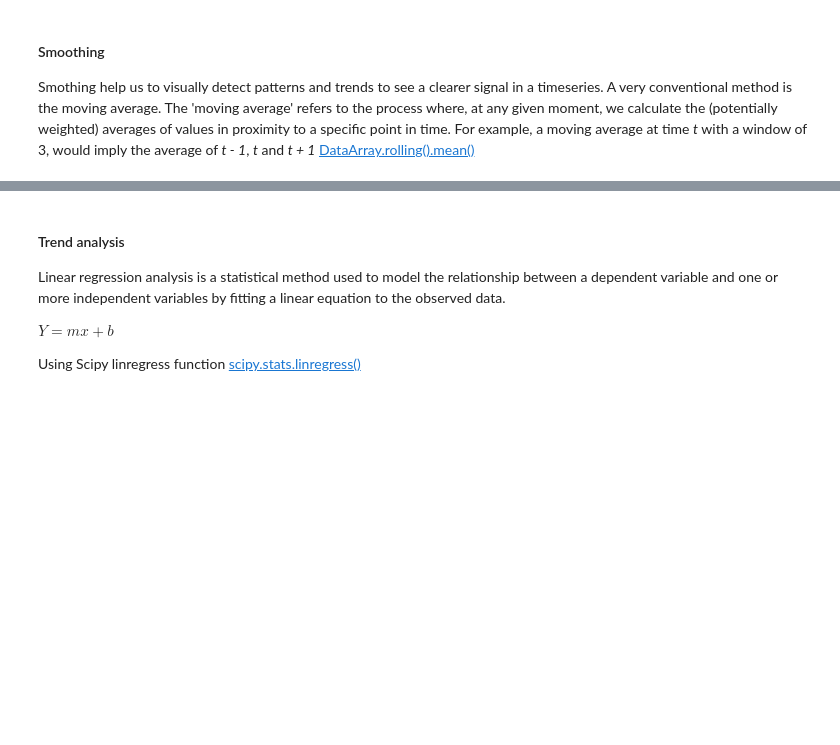
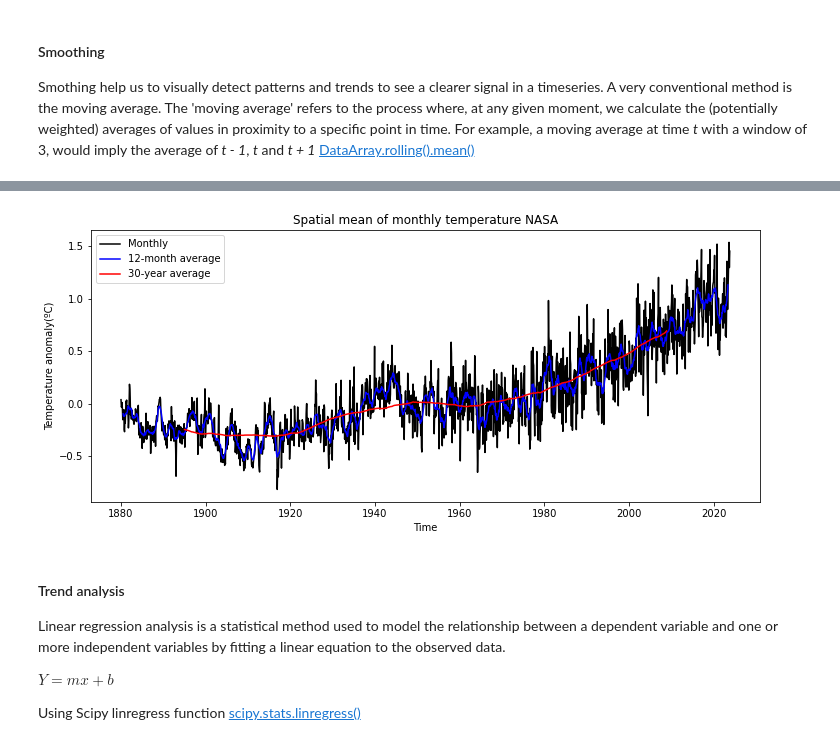
Before and after one commit to PedroLormendez/Climate-Data-A-hands-on-python-course, a Jupyter notebook: notebooks/2.Timeseries_and_2D_visualization.ipynb, the cells around one changed output, grey strips where cells are left out. Drawn from its saved outputs; the diff is of its cells as text; code cells hidden in the pictures; blank space fills up the shorter version.

```diff
--- a/notebooks/2.Timeseries_and_2D_visualization.ipynb
+++ b/notebooks/2.Timeseries_and_2D_visualization.ipynb
@@ -56,6 +122,25 @@ A 30-year moving average helps in understanding long-term climatic trends. It he
 </div>
 # %%
 # Your code to compute the 30-year moving average goes here
+t2m_30year_mean = t2m_mean.rolling(time=360, center = True).mean()
+# %%
+plt.figure(figsize=(12,5))
+# plt.plot(x ,y)
+x = t2m_mean.time
+y = t2m_mean.values
+#plt.plot(x, y, color='k', linestyle='--', marker = '.')
+plt.plot(x,y, color='k', label = 'Monthly')
+plt.plot(x, t2m_year_mean, color = 'b', label='12-month average')
+# 30-year rolling mean
+plt.plot(x, t2m_30year_mean, color ='r', label = '30-year average')
+# Add axis information
+plt.xlabel('Time')
+plt.ylabel('Temperature anomaly(ºC)')
+plt.title('Spatial mean of monthly temperature NASA')
+plt.legend()
+plt.show()
+# %% [output]
+[figure, added]
 # %% [markdown]
 #### Trend analysis
 Linear regression analysis is a statistical method used to model the relationship between a dependent variable and one or more independent variables by fitting a linear equation to the observed data.
```
Also changed, not shown: parts of 20 cells of this notebook, 2 other files.
